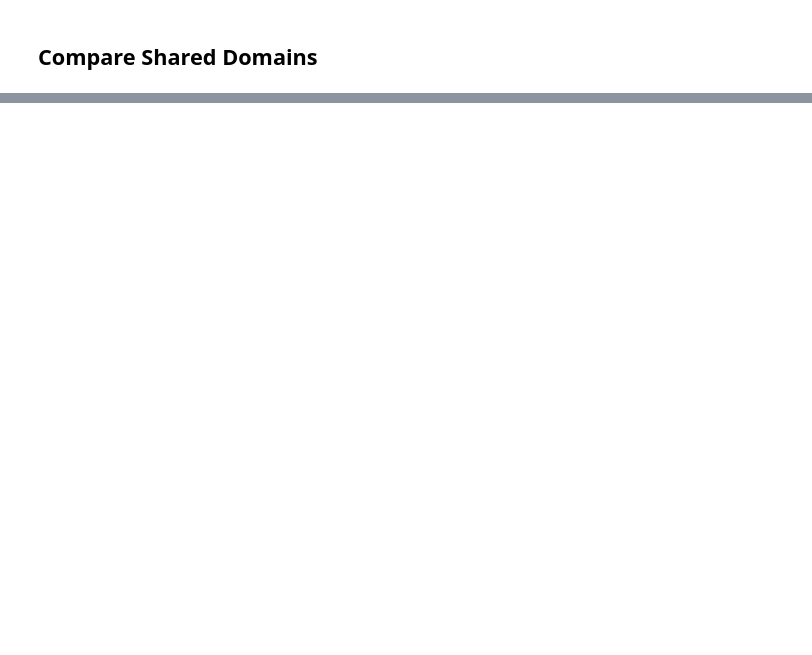
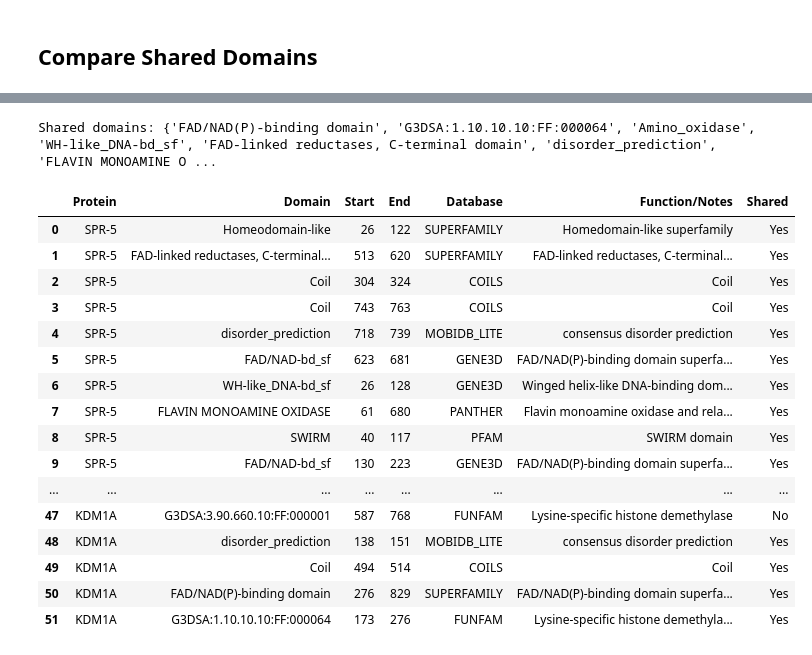
Before and after one commit to marlanaswann/spr5-kdm1a-conservation-, a Jupyter notebook: notebooks/Domain_Annotation_of_SPR_5_and_KDM1A.ipynb, the cells around one changed output, grey strips where cells are left out. Cells and saved outputs as stored; diff of their text form; code cells hidden in the pictures; blank space fills up the shorter version.

```diff
--- a/notebooks/Domain_Annotation_of_SPR_5_and_KDM1A.ipynb
+++ b/notebooks/Domain_Annotation_of_SPR_5_and_KDM1A.ipynb
@@ -69,0 +83,27 @@ NameError: name 'c' is not defined
+# %%
+# Identify shared domains
+shared_domains = set(spr5_domains['Domain']).intersection(set(kdm1a_domains['Domain']))
+print("Shared domains:", shared_domains)
+
+# Optional: highlight them in the table
+all_domains['Shared'] = all_domains['Domain'].apply(lambda x: "Yes" if x in shared_domains else "No")
+all_domains
+# %% [output]
+Shared domains: {'FAD/NAD(P)-binding domain', 'G3DSA:1.10.10.10:FF:000064', 'Amino_oxidase', 'WH-like_DNA-bd_sf', 'FAD-linked reductases, C-terminal domain', 'disorder_prediction', 'FLAVIN MONOAMINE O ...
+|  | Protein | Domain | Start | End | Database | Function/Notes | Shared |
+| 0 | SPR-5 | Homeodomain-like | 26 | 122 | SUPERFAMILY | Homedomain-like superfamily | Yes |
+| 1 | SPR-5 | FAD-linked reductases, C-terminal... | 513 | 620 | SUPERFAMILY | FAD-linked reductases, C-terminal... | Yes |
+| 2 | SPR-5 | Coil | 304 | 324 | COILS | Coil | Yes |
+| 3 | SPR-5 | Coil | 743 | 763 | COILS | Coil | Yes |
+| 4 | SPR-5 | disorder_prediction | 718 | 739 | MOBIDB_LITE | consensus disorder prediction | Yes |
+| 5 | SPR-5 | FAD/NAD-bd_sf | 623 | 681 | GENE3D | FAD/NAD(P)-binding domain superfa... | Yes |
+| 6 | SPR-5 | WH-like_DNA-bd_sf | 26 | 128 | GENE3D | Winged helix-like DNA-binding dom... | Yes |
+| 7 | SPR-5 | FLAVIN MONOAMINE OXIDASE | 61 | 680 | PANTHER | Flavin monoamine oxidase and rela... | Yes |
+| 8 | SPR-5 | SWIRM | 40 | 117 | PFAM | SWIRM domain | Yes |
+| 9 | SPR-5 | FAD/NAD-bd_sf | 130 | 223 | GENE3D | FAD/NAD(P)-binding domain superfa... | Yes |
+| ... | ... | ... | ... | ... | ... | ... | ... |
+| 47 | KDM1A | G3DSA:3.90.660.10:FF:000001 | 587 | 768 | FUNFAM | Lysine-specific histone demethylase | No |
+| 48 | KDM1A | disorder_prediction | 138 | 151 | MOBIDB_LITE | consensus disorder prediction | Yes |
+| 49 | KDM1A | Coil | 494 | 514 | COILS | Coil | Yes |
+| 50 | KDM1A | FAD/NAD(P)-binding domain | 276 | 829 | SUPERFAMILY | FAD/NAD(P)-binding domain superfa... | Yes |
+| 51 | KDM1A | G3DSA:1.10.10.10:FF:000064 | 173 | 276 | FUNFAM | Lysine-specific histone demethyla... | Yes |
```
Also changed, not shown: parts of 3 cells of this notebook.
